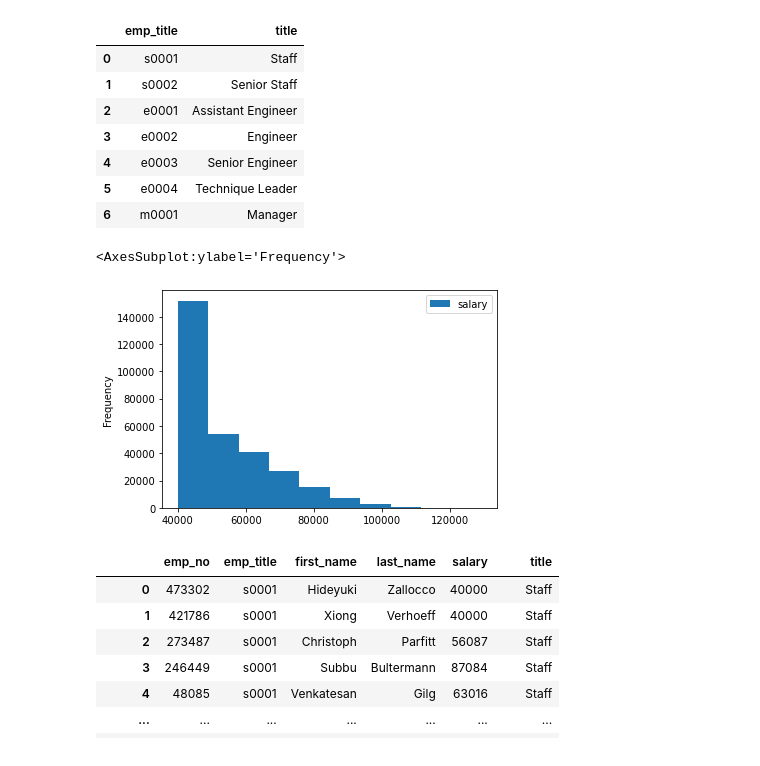
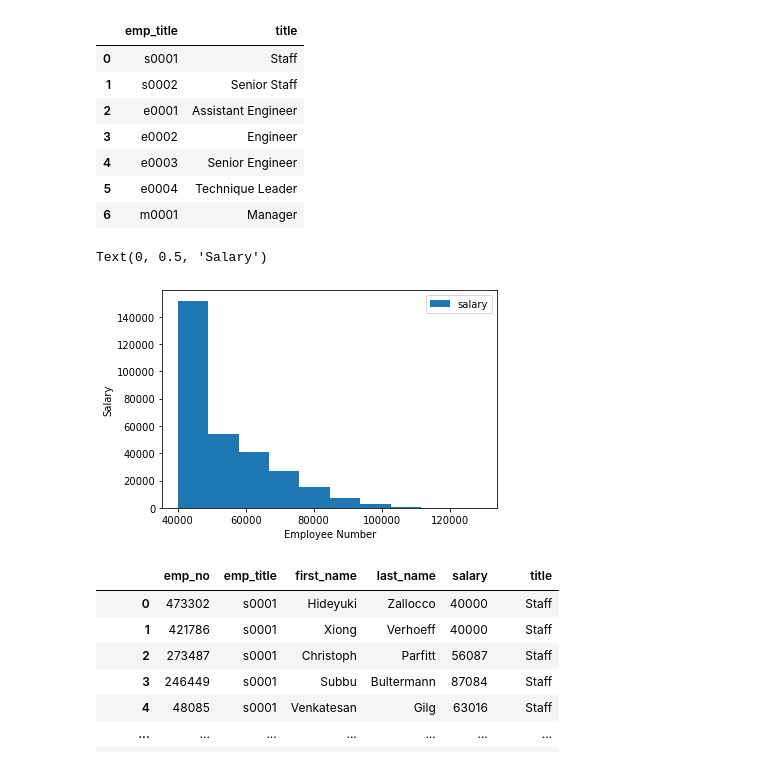
Before and after one commit to FrankJiang1208/SQL-Demo, a Jupyter notebook: EmployeeSQL/research.ipynb, the cells around one changed output. Cells and saved outputs as stored; diff of their text form; code cells hidden in the pictures.

```diff
--- a/EmployeeSQL/research.ipynb
+++ b/EmployeeSQL/research.ipynb
@@ -86,9 +87,11 @@ Tdf
 | 6 | m0001 | Manager |
 # %%
 df.plot(kind="hist",x="emp_no",y="salary")
+plt.xlabel("Employee Number")
+plt.ylabel("Salary")
 # %% [output]
-<AxesSubplot:ylabel='Frequency'>
+Text(0, 0.5, 'Salary')
-[figure, old version]
+[figure, new version]
 # %%
 df1=pd.merge(df,Tdf,on="emp_title")
 df1
```
Also changed, not shown: parts of 2 cells of this notebook.
